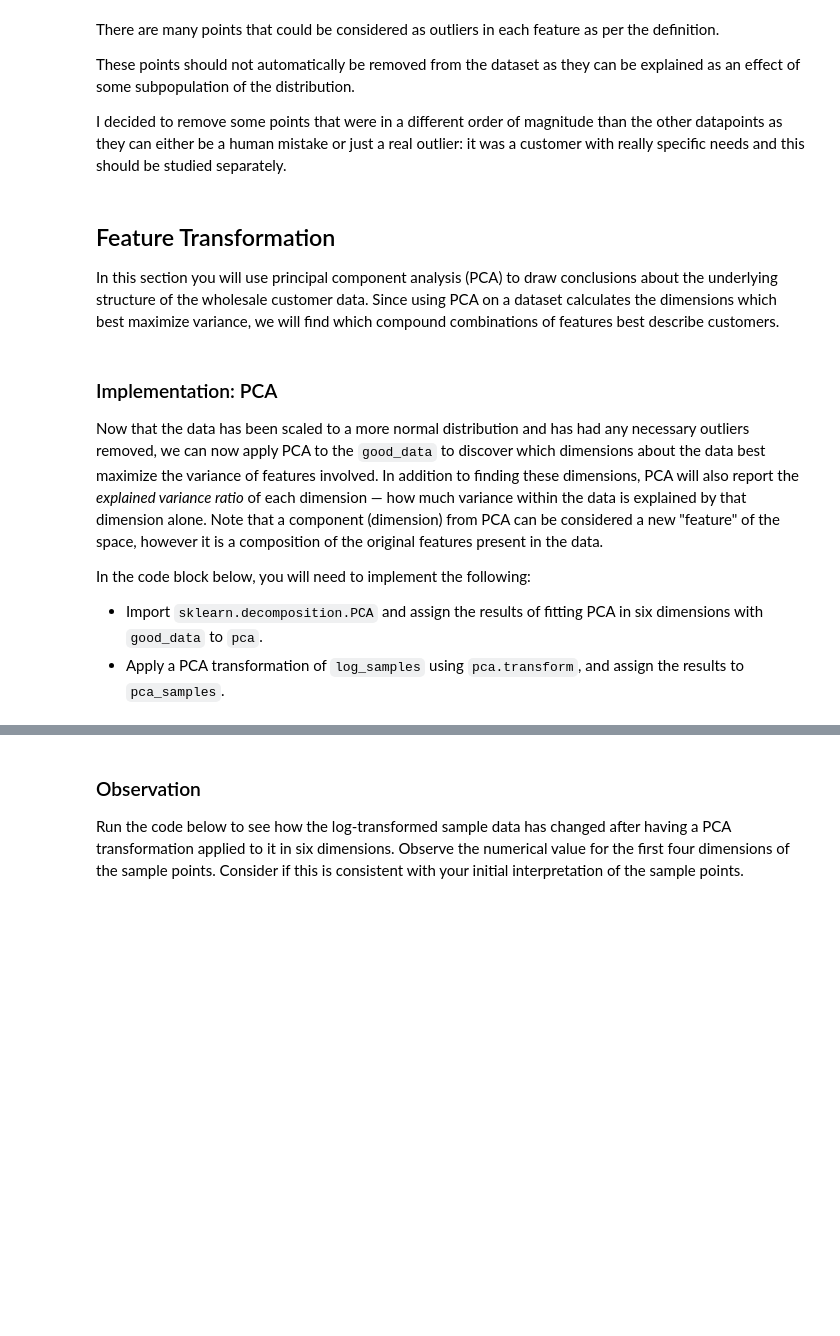
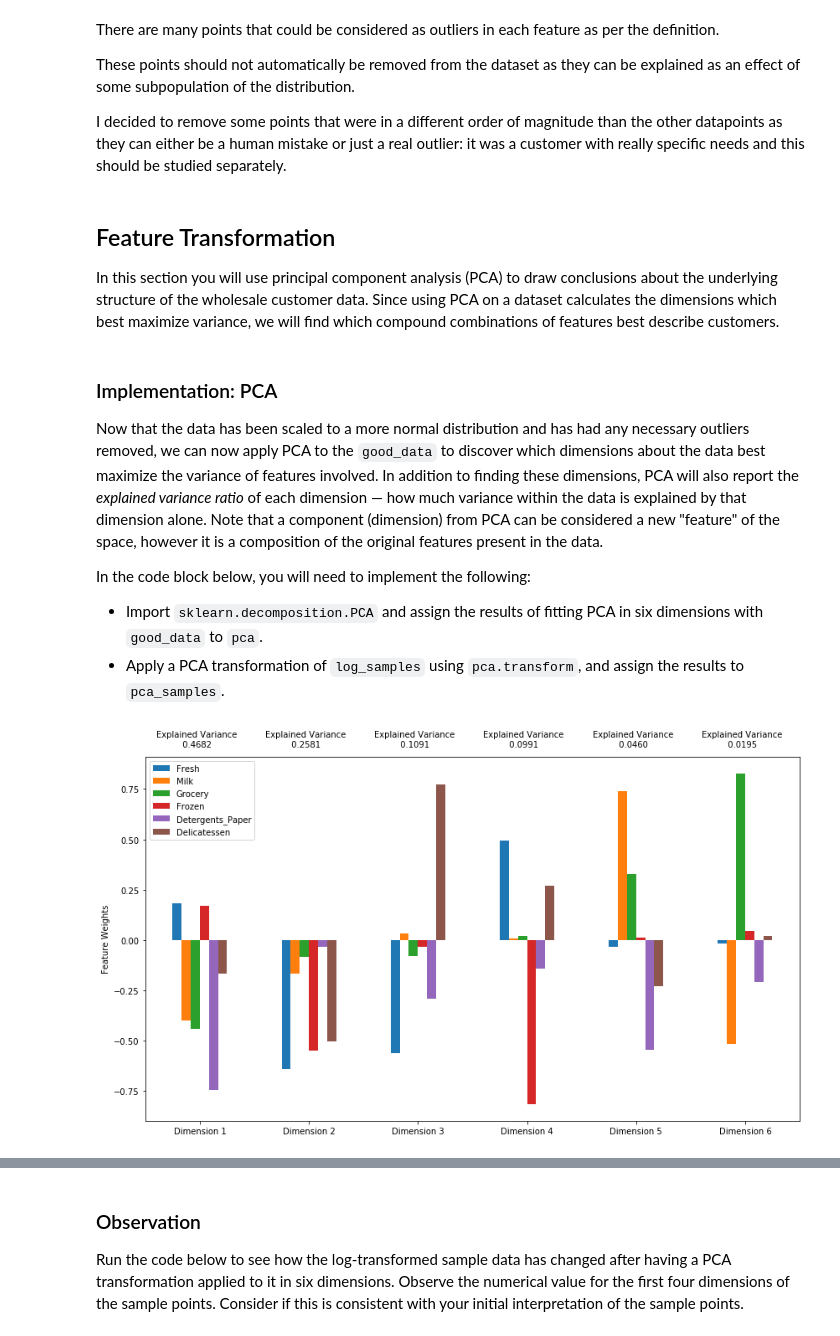
Before and after one commit to davidpham87/machine-learning, a Jupyter notebook: projects/customer_segments/customer_segments.ipynb, the cells around one changed output, grey strips where cells are left out. Drawn from its saved outputs; the diff is of its cells as text; code cells hidden in the pictures; blank space fills up the shorter version.

```diff
--- a/projects/customer_segments/customer_segments.ipynb
+++ b/projects/customer_segments/customer_segments.ipynb
@@ -426,24 +426,40 @@ outlier: it was a customer with really specific needs and this should be studied
 separately.
 # %% [markdown]
 ## Feature Transformation
-In this section you will use principal component analysis (PCA) to draw conclusions about the underlying structure of the wholesale customer data. Since using PCA on a dataset calculates the dimensions which best maximize variance, we will find which compound combinations of features best describe customers.
+
+In this section you will use principal component analysis (PCA) to draw
+conclusions about the underlying structure of the wholesale customer data. Since
+using PCA on a dataset calculates the dimensions which best maximize variance,
+we will find which compound combinations of features best describe customers.
 # %% [markdown]
 ### Implementation: PCA
 
-Now that the data has been scaled to a more normal distribution and has had any necessary outliers removed, we can now apply PCA to the `good_data` to discover which dimensions about the data best maximize the variance of features involved. In addition to finding these dimensions, PCA will also report the *explained variance ratio* of each dimension — how much variance within the data is explained by that dimension alone. Note that a component (dimension) from PCA can be considered a new "feature" of the space, however it is a composition of the original features present in the data.
+Now that the data has been scaled to a more normal distribution and has had any
+necessary outliers removed, we can now apply PCA to the `good_data` to discover
+which dimensions about the data best maximize the variance of features involved.
+In addition to finding these dimensions, PCA will also report the *explained
+variance ratio* of each dimension — how much variance within the data is
+explained by that dimension alone. Note that a component (dimension) from PCA
+can be considered a new "feature" of the space, however it is a composition of
+the original features present in the data.
 
 In the code block below, you will need to implement the following:
- - Import `sklearn.decomposition.PCA` and assign the results of fitting PCA in six dimensions with `good_data` to `pca`.
- - Apply a PCA transformation of `log_samples` using `pca.transform`, and assign the results to `pca_samples`.
+ - Import `sklearn.decomposition.PCA` and assign the results of fitting PCA in
+   six dimensions with `good_data` to `pca`.
+ - Apply a PCA transformation of `log_samples` using `pca.transform`, and assign
+   the results to `pca_samples`.
 # %%
-# TODO: Apply PCA by fitting the good data with the same number of dimensions as features
-pca = None
+from sklearn.decomposition import PCA
+pca = PCA(n_components=len(good_data.columns))
+pca.fit(good_data)
 
 # TODO: Transform log_samples using the PCA fit above
-pca_samples = None
+pca_samples = pca.transform(log_samples)
 
 # Generate PCA results plot
 pca_results = vs.pca_results(good_data, pca)
+# %% [output]
+[figure, added]
 # %% [markdown]
 ### Question 5
 
```
Also changed, not shown: parts of 3 cells of this notebook.
